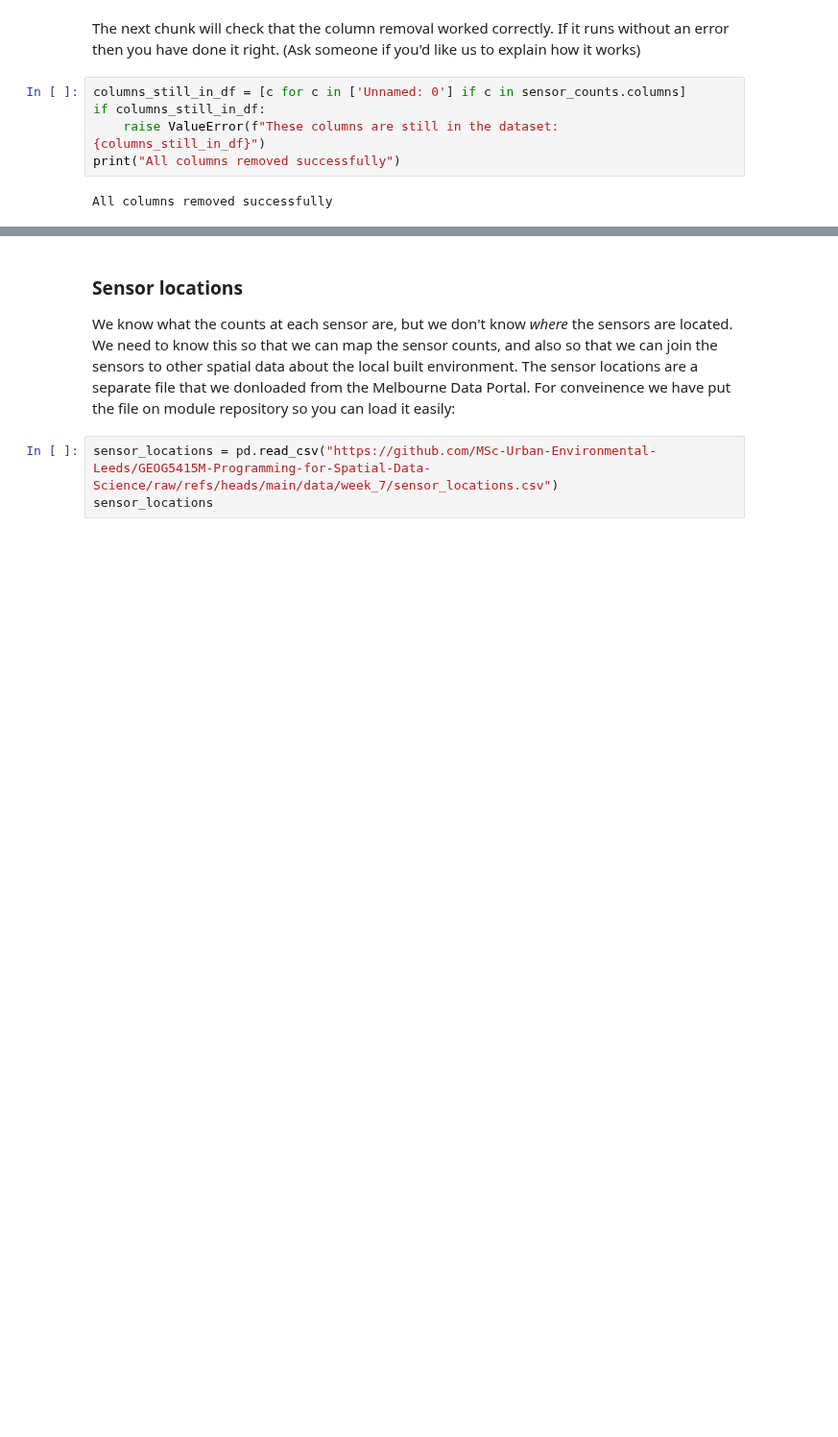
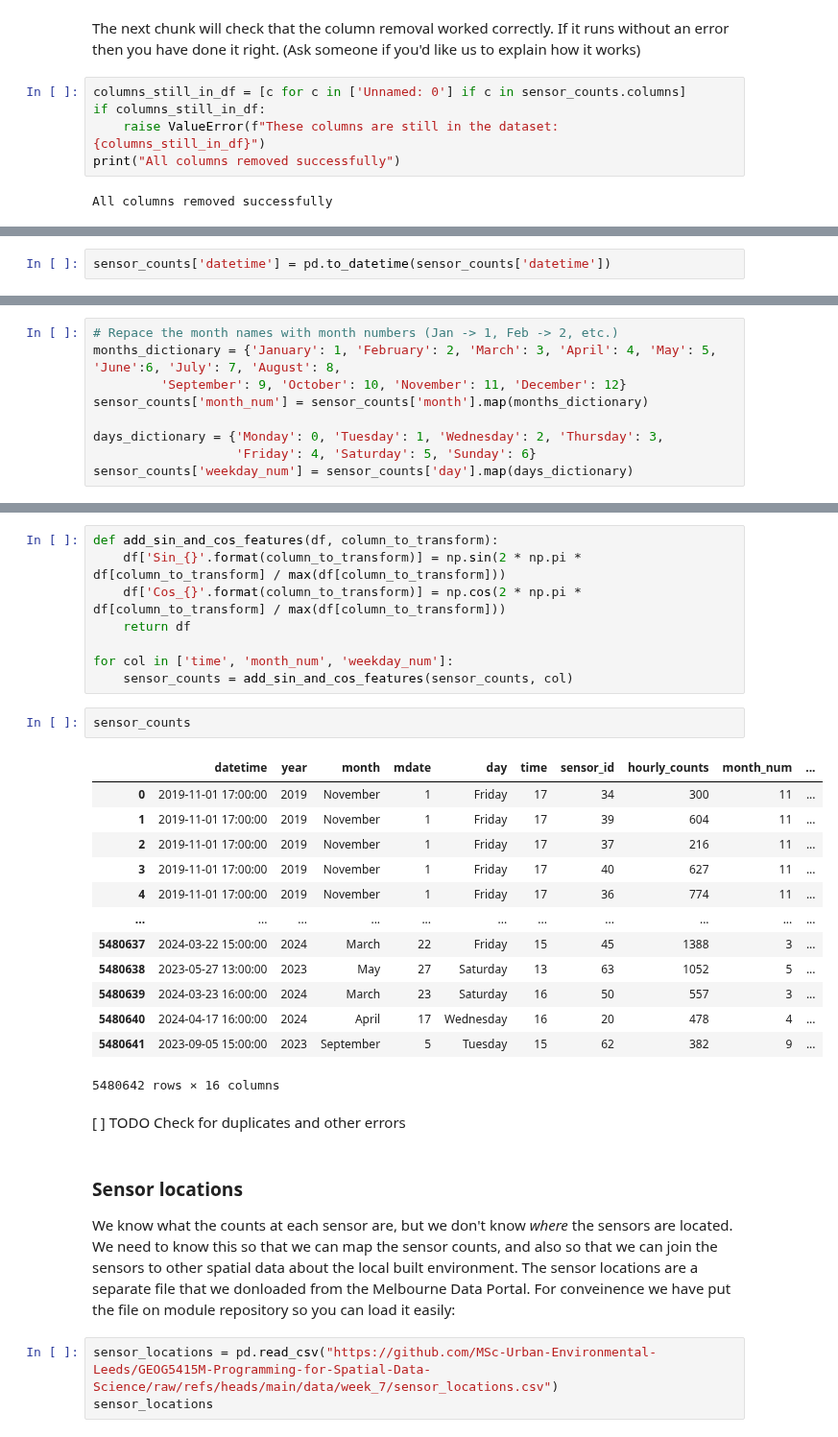
Before and after one commit to MSc-Urban-Environmental-Leeds/GEOG5415M-Programming-for-Spatial-Data-Science, a Jupyter notebook: notebooks/Week_7_ML_in_Action.ipynb, the cells around one changed output, grey strips where cells are left out. Shown at 96% size. Cells and saved outputs as stored; diff of their text form; blank space fills up the shorter version.

```diff
--- a/notebooks/Week_7_ML_in_Action.ipynb
+++ b/notebooks/Week_7_ML_in_Action.ipynb
@@ -99,0 +135,2 @@ All columns removed successfully
+# %%
+sensor_counts['datetime'] = pd.to_datetime(sensor_counts['datetime'])
@@ -99,0 +148,9 @@ All columns removed successfully
+# %%
+# Repace the month names with month numbers (Jan -> 1, Feb -> 2, etc.)
+months_dictionary = {'January': 1, 'February': 2, 'March': 3, 'April': 4, 'May': 5, 'June':6, 'July': 7, 'August': 8,
+         'September': 9, 'October': 10, 'November': 11, 'December': 12}
+sensor_counts['month_num'] = sensor_counts['month'].map(months_dictionary)
+
+days_dictionary = {'Monday': 0, 'Tuesday': 1, 'Wednesday': 2, 'Thursday': 3,
+                   'Friday': 4, 'Saturday': 5, 'Sunday': 6}
+sensor_counts['weekday_num'] = sensor_counts['day'].map(days_dictionary)
@@ -100,3 +161,29 @@ All columns removed successfully
+# %%
+def add_sin_and_cos_features(df, column_to_transform):
+    df['Sin_{}'.format(column_to_transform)] = np.sin(2 * np.pi * df[column_to_transform] / max(df[column_to_transform]))
+    df['Cos_{}'.format(column_to_transform)] = np.cos(2 * np.pi * df[column_to_transform] / max(df[column_to_transform]))
+    return df
+
+for col in ['time', 'month_num', 'weekday_num']:
+    sensor_counts = add_sin_and_cos_features(sensor_counts, col)
+# %%
+sensor_counts
+# %% [output]
+|  | datetime | year | month | mdate | day | time | sensor_id | hourly_counts | month_num | ... |
+| 0 | 2019-11-01 17:00:00 | 2019 | November | 1 | Friday | 17 | 34 | 300 | 11 | ... |
+| 1 | 2019-11-01 17:00:00 | 2019 | November | 1 | Friday | 17 | 39 | 604 | 11 | ... |
+| 2 | 2019-11-01 17:00:00 | 2019 | November | 1 | Friday | 17 | 37 | 216 | 11 | ... |
+| 3 | 2019-11-01 17:00:00 | 2019 | November | 1 | Friday | 17 | 40 | 627 | 11 | ... |
+| 4 | 2019-11-01 17:00:00 | 2019 | November | 1 | Friday | 17 | 36 | 774 | 11 | ... |
+| ... | ... | ... | ... | ... | ... | ... | ... | ... | ... | ... |
+| 5480637 | 2024-03-22 15:00:00 | 2024 | March | 22 | Friday | 15 | 45 | 1388 | 3 | ... |
+| 5480638 | 2023-05-27 13:00:00 | 2023 | May | 27 | Saturday | 13 | 63 | 1052 | 5 | ... |
+| 5480639 | 2024-03-23 16:00:00 | 2024 | March | 23 | Saturday | 16 | 50 | 557 | 3 | ... |
+| 5480640 | 2024-04-17 16:00:00 | 2024 | April | 17 | Wednesday | 16 | 20 | 478 | 4 | ... |
+| 5480641 | 2023-09-05 15:00:00 | 2023 | September | 5 | Tuesday | 15 | 62 | 382 | 9 | ... |
+5480642 rows × 16 columns
+# %% [markdown]
+[ ] TODO Check for duplicates and other errors
 # %% [markdown]
 ### Sensor locations
 
```
Also changed, not shown: parts of 30 cells of this notebook.
